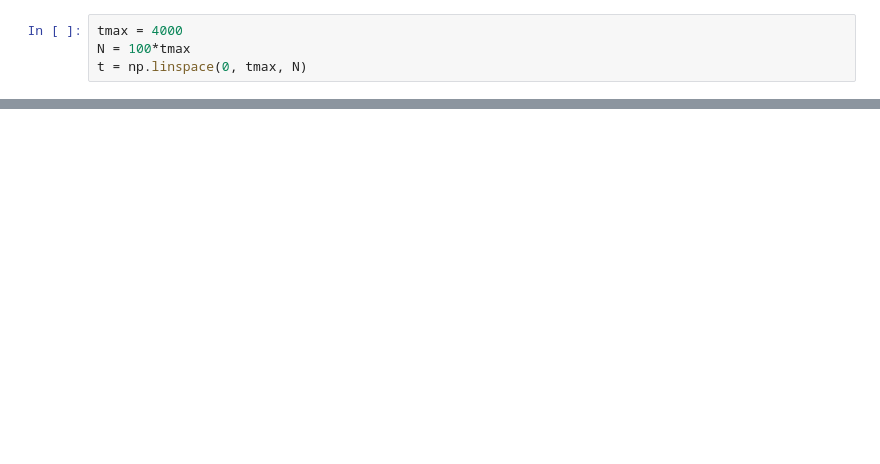
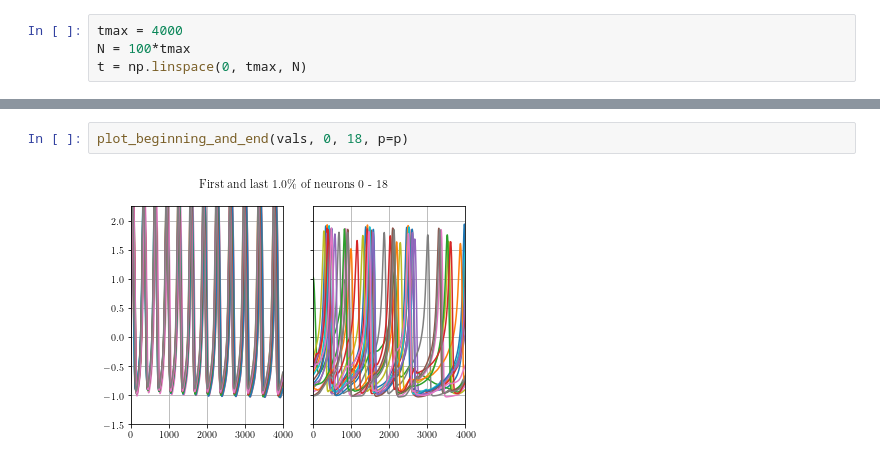
Before and after one commit to henmitch/chimera-2019, a Jupyter notebook: code/python/sim.ipynb, the cells around one changed output, grey strips where cells are left out. Drawn from its saved outputs; the diff is of its cells as text; blank space fills up the shorter version.

```diff
--- a/code/python/sim.ipynb
+++ b/code/python/sim.ipynb
@@ -544,0 +446,4 @@ data
+# %%
+plot_beginning_and_end(vals, 0, 18, p=p)
+# %% [output]
+[figure, added]
```
Also changed, not shown: parts of 144 cells of this notebook, 4 other files.
